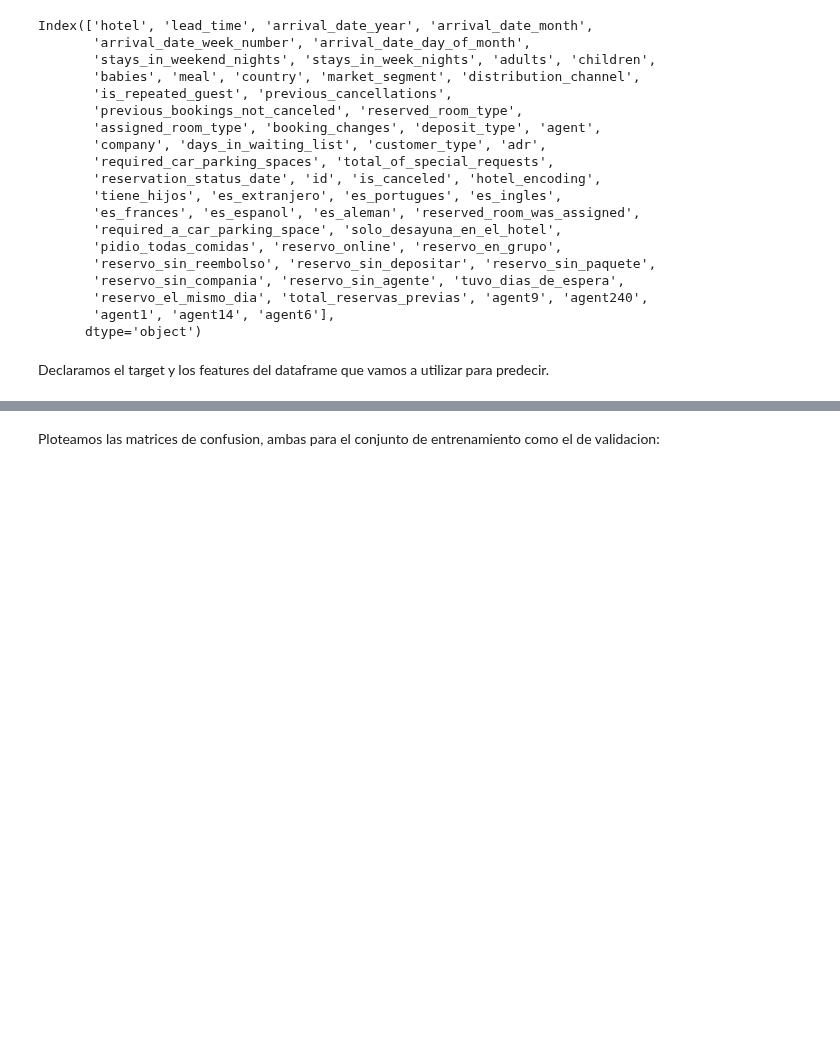
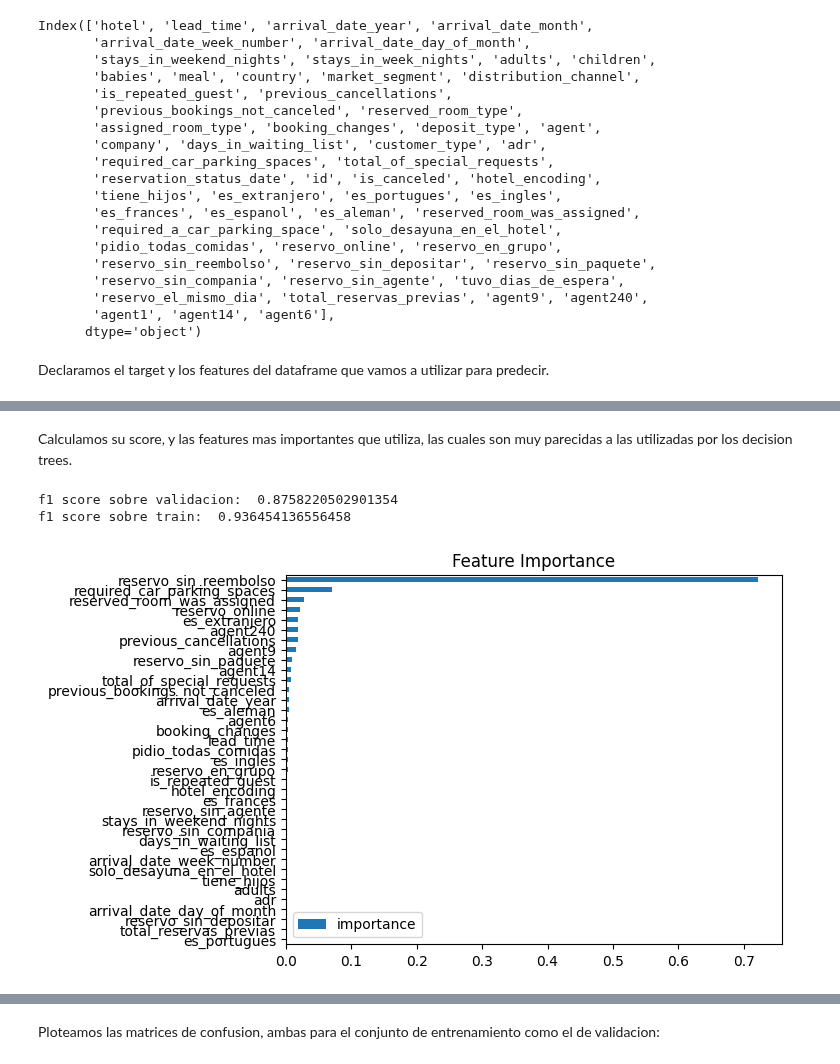
Before and after one commit to LuchoLorenzo1/7506R-1C2023-GRUPO19, a Jupyter notebook: checkpoint3/7506R_TP1_GRUPO19_CH3_ENTREGA_XGB.ipynb, the cells around one changed output, grey strips where cells are left out. Drawn from its saved outputs; the diff is of its cells as text; code cells hidden in the pictures; blank space fills up the shorter version.

```diff
--- a/checkpoint3/7506R_TP1_GRUPO19_CH3_ENTREGA_XGB.ipynb
+++ b/checkpoint3/7506R_TP1_GRUPO19_CH3_ENTREGA_XGB.ipynb
@@ -64,16 +56,16 @@ attrs = [
     "hotel_encoding",
 
     "lead_time",
-    "reservo_el_mismo_dia",
+    #"reservo_el_mismo_dia",
     "adr",
 
     "stays_in_weekend_nights",
-    "stays_in_week_nights",
+    #"stays_in_week_nights",
 
     "tiene_hijos",
     "adults",
-    # "children",
-    # "babies",
+    #"children",
+    #"babies",
 
     # Fechas
     "arrival_date_week_number",
@@ -101,7 +93,7 @@ attrs = [
     "pidio_todas_comidas",
 
     'required_car_parking_spaces',
-    "required_a_car_parking_space",
+    #"required_a_car_parking_space",
 
     "reservo_sin_reembolso",
     "reservo_sin_depositar",
@@ -112,11 +104,11 @@ attrs = [
     "reservo_sin_paquete",
 
     "days_in_waiting_list",
-    "tuvo_dias_de_espera",
+    #"tuvo_dias_de_espera",
 
     "agent9",
     "agent240",
-    "agent1",
+    #"agent1",
     "agent14",
     "agent6",
 ]
@@ -125,8 +117,5 @@ attrs = [
 # %%
-X = df[attrs].values
-y = df[target].values
+X = df[attrs]
+y = df[target]
 
-X_train, X_val, y_train, y_val = train_test_split(X, y, test_size=0.5, shuffle=True)
+X_train, X_val, y_train, y_val = train_test_split(X, y, test_size=0.25, shuffle=True)
-# %%
-model = xgb.XGBClassifier(random_state=0, n_estimators=100)
-model.fit(X_train, y_train)
@@ -136,0 +124,6 @@ Realizamos las predicciones y calculamos las métricas
+# %%
+clf = xgb.XGBClassifier(learning_rate=0.1, n_estimators=1000, early_stopping_rounds=50)
+
+clf.fit(X_train, y_train,
+       eval_set=[(X_train, y_train), (X_val, y_val)],
+       verbose=50)
@@ -136,0 +159,15 @@ Realizamos las predicciones y calculamos las métricas
+# %% [markdown]
+Calculamos su score, y las features mas importantes que utiliza, las cuales son muy parecidas a las utilizadas por los decision trees.
+# %%
+print("f1 score sobre validacion: ", f1_score(y_val, clf.predict(X_val)))
+print("f1 score sobre train: ", f1_score(y_train, clf.predict(X_train)))
+
+fi = pd.DataFrame(data=clf.feature_importances_,
+             index=clf.feature_names_in_,
+             columns=['importance'])
+fi.sort_values('importance').plot(kind='barh', title='Feature Importance')
+plt.show()
+# %% [output]
+f1 score sobre validacion:  0.8758220502901354
+f1 score sobre train:  0.936454136556458
+[figure, added]
```
Also changed, not shown: parts of 21 cells of this notebook, 1 other file.
